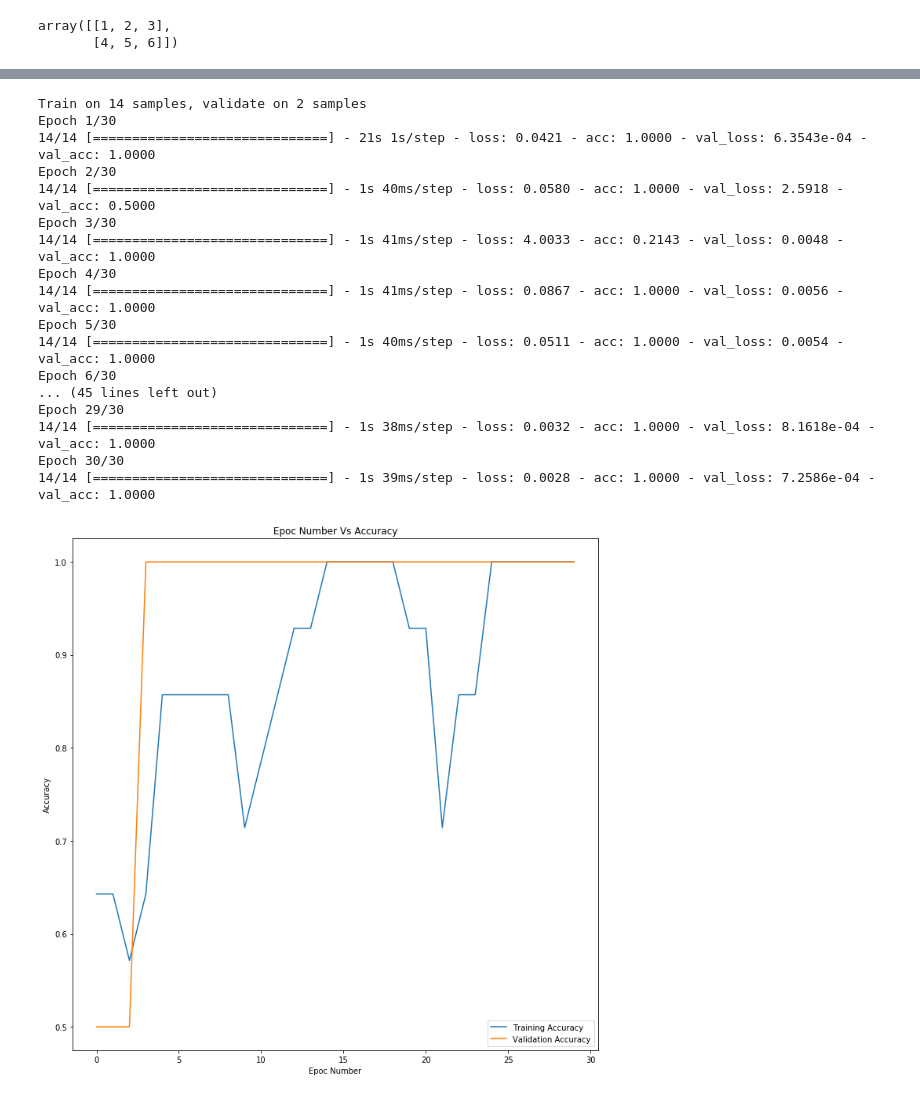
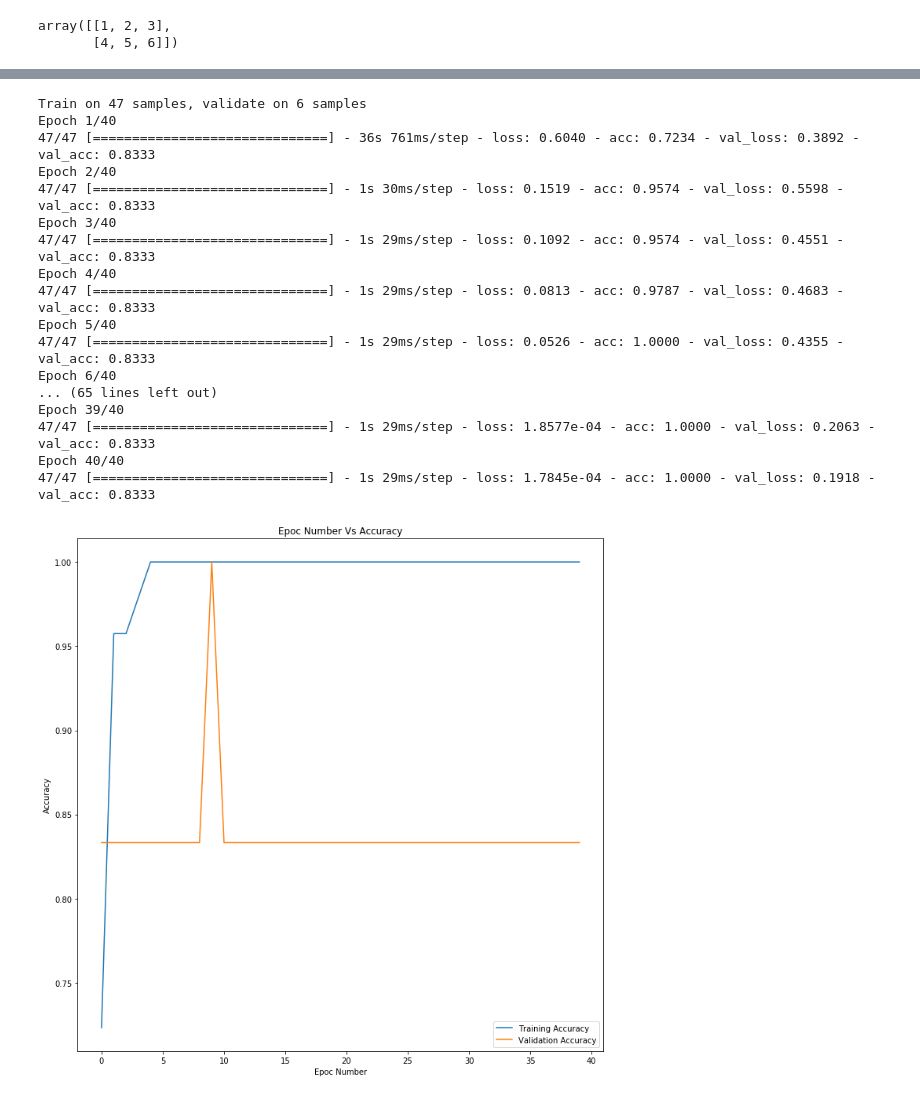
Before and after one commit to danish241194/Syntactic-Recurrent-Neural-Network-for-Authorship-Attribution, a Jupyter notebook: HIndi_Preprocesing_And_Training.ipynb, the cells around one changed output, grey strips where cells are left out. Drawn from its saved outputs; the diff is of its cells as text; code cells hidden in the pictures.

```diff
--- a/HIndi_Preprocesing_And_Training.ipynb
+++ b/HIndi_Preprocesing_And_Training.ipynb
@@ -201,7 +219,7 @@ np.unique(Y,return_counts=True)
 # %%
 def Balance_Data(X,Y):
   MIN_VAL = min(np.unique(Y,return_counts=True)[1])+200
-  A,B,C,D,E,F,G,H,I,J,K,L,M,N,O,P,Q,R,S,T=0,0,0,0,0,0,0,0,0,0,0,0,0,0,0,0,0,0,0,0
+  A,B,C,D,E,F,G,H,I,J,K,L,M,N,O,P,Q,R,S,T,U,V,W=0,0,0,0,0,0,0,0,0,0,0,0,0,0,0,0,0,0,0,0,0,0,0
   X_data=[]
   for i in range(len(X)):
       if(Y[i]=='A' and A<MIN_VAL):
@@ -281,6 +299,18 @@ def Balance_Data(X,Y):
           X_data.append([X[i],Y[i]])
           T+=1
 
+      elif(Y[i]=='U' and L<MIN_VAL):
+          X_data.append([X[i],Y[i]])
+          U+=1
+
+      elif(Y[i]=='V' and M<MIN_VAL):
+          X_data.append([X[i],Y[i]])
+          V+=1
+
+      elif(Y[i]=='W' and N<MIN_VAL):
+          X_data.append([X[i],Y[i]])
+          W+=1
+
   random.shuffle(X_data)
 
   new_X=[]
@@ -433,8 +463,8 @@ merge_ = Bidirectional(CuDNNLSTM(SECOND_LSTM,return_sequences=True),merge_mode='
 # merge_ = TimeDistributed(Dense(128))(merge_)
 
 attention_mul = Attention(100)(merge_)#step_dimen =100
-output = Dense(3, activation='softmax')(attention_mul)
-
+output = Dense(8, activation='softmax')(attention_mul)
+/''
 model = Model(inputs=inputs_,outputs=output)
 model.summary()
 # %% [output]
@@ -464,5 +494,5 @@ array([[1, 2, 3],
 model.compile(loss='categorical_crossentropy',
               optimizer=optimizers.Nadam(lr=0.001),
               metrics=['accuracy'])
-history = model.fit(X_train,y_binary, epochs=30,validation_split=0.1)
+history = model.fit(X_train,y_binary, epochs=100,validation_split=0.1)
 # %% [output]
@@ -502,36 +532,36 @@ with open(full_path, 'wb') as f:
 model.compile(loss='categorical_crossentropy',
               optimizer=optimizers.Nadam(lr=0.001),
               metrics=['accuracy'])
-history2 = model.fit(X_train,y_binary,batch_size=16, epochs=30,validation_split=0.1)
+history2 = model.fit(X_train,y_binary,batch_size=16, epochs=40,validation_split=0.1)
 # %% [output]
-Train on 14 samples, validate on 2 samples
-Epoch 1/30
-14/14 [==============================] - 21s 1s/step - loss: 0.0421 - acc: 1.0000 - val_loss: 6.3543e-04 - val_acc: 1.0000
-Epoch 2/30
-14/14 [==============================] - 1s 40ms/step - loss: 0.0580 - acc: 1.0000 - val_loss: 2.5918 - val_acc: 0.5000
-Epoch 3/30
-14/14 [==============================] - 1s 41ms/step - loss: 4.0033 - acc: 0.2143 - val_loss: 0.0048 - val_acc: 1.0000
-Epoch 4/30
-14/14 [==============================] - 1s 41ms/step - loss: 0.0867 - acc: 1.0000 - val_loss: 0.0056 - val_acc: 1.0000
-Epoch 5/30
-14/14 [==============================] - 1s 40ms/step - loss: 0.0511 - acc: 1.0000 - val_loss: 0.0054 - val_acc: 1.0000
-Epoch 6/30
-... (45 lines left out)
-Epoch 29/30
-14/14 [==============================] - 1s 38ms/step - loss: 0.0032 - acc: 1.0000 - val_loss: 8.1618e-04 - val_acc: 1.0000
-Epoch 30/30
-14/14 [==============================] - 1s 39ms/step - loss: 0.0028 - acc: 1.0000 - val_loss: 7.2586e-04 - val_acc: 1.0000
+Train on 47 samples, validate on 6 samples
+Epoch 1/40
+47/47 [==============================] - 36s 761ms/step - loss: 0.6040 - acc: 0.7234 - val_loss: 0.3892 - val_acc: 0.8333
+Epoch 2/40
+47/47 [==============================] - 1s 30ms/step - loss: 0.1519 - acc: 0.9574 - val_loss: 0.5598 - val_acc: 0.8333
+Epoch 3/40
+47/47 [==============================] - 1s 29ms/step - loss: 0.1092 - acc: 0.9574 - val_loss: 0.4551 - val_acc: 0.8333
+Epoch 4/40
+47/47 [==============================] - 1s 29ms/step - loss: 0.0813 - acc: 0.9787 - val_loss: 0.4683 - val_acc: 0.8333
+Epoch 5/40
+47/47 [==============================] - 1s 29ms/step - loss: 0.0526 - acc: 1.0000 - val_loss: 0.4355 - val_acc: 0.8333
+Epoch 6/40
+... (65 lines left out)
+Epoch 39/40
+47/47 [==============================] - 1s 29ms/step - loss: 1.8577e-04 - acc: 1.0000 - val_loss: 0.2063 - val_acc: 0.8333
+Epoch 40/40
+47/47 [==============================] - 1s 29ms/step - loss: 1.7845e-04 - acc: 1.0000 - val_loss: 0.1918 - val_acc: 0.8333
 # %%
-hist = pd.DataFrame(history.history)
+hist = pd.DataFrame(history2.history)
 plt.figure(figsize=(12,12))
 plt.plot(hist["acc"],label = "Training Accuracy")
 plt.plot(hist["val_acc"],label = "Validation Accuracy")
 plt.title('Epoc Number Vs Accuracy')
 plt.xlabel('Epoc Number')
 # naming the y axis
 plt.ylabel('Accuracy')
 # show a legend on the plot
 plt.legend()
 plt.show()
 # %% [output]
-[figure, old version]
+[figure, new version]
```
Also changed, not shown: parts of 9 cells of this notebook.
